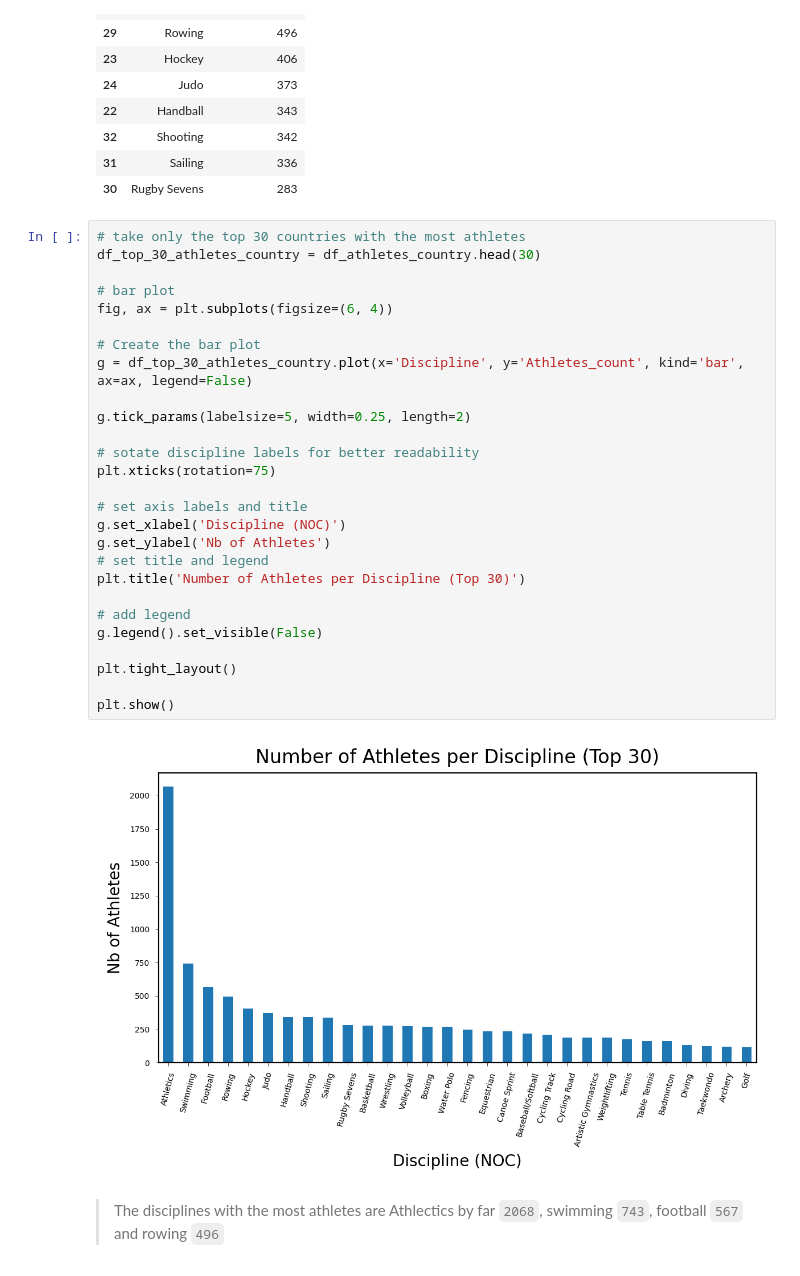
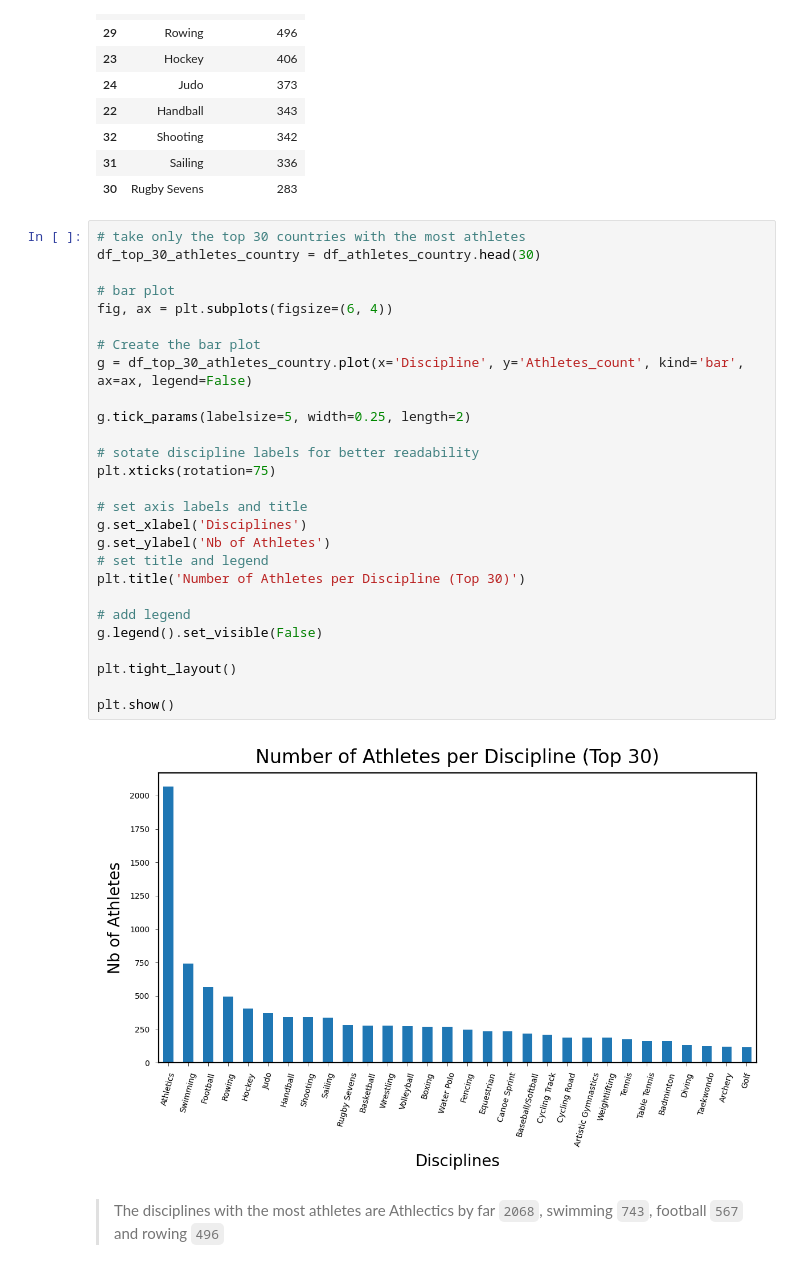
Before and after one commit to levisantn/olympics_tokyo, a Jupyter notebook: olympics_tokyo.ipynb, the cells around one changed output. Saved outputs shown, nothing was run; the diff lists cells and outputs as text.

```diff
--- a/olympics_tokyo.ipynb
+++ b/olympics_tokyo.ipynb
@@ -505,31 +473,31 @@ df_athletes_country.head(10)
 # %%
 # take only the top 30 countries with the most athletes
 df_top_30_athletes_country = df_athletes_country.head(30)
 
 # bar plot
 fig, ax = plt.subplots(figsize=(6, 4))
 
 # Create the bar plot
 g = df_top_30_athletes_country.plot(x='Discipline', y='Athletes_count', kind='bar', ax=ax, legend=False)
 
 g.tick_params(labelsize=5, width=0.25, length=2)
 
 # sotate discipline labels for better readability
 plt.xticks(rotation=75)
 
 # set axis labels and title
-g.set_xlabel('Discipline (NOC)')
+g.set_xlabel('Disciplines')
 g.set_ylabel('Nb of Athletes')
 # set title and legend
 plt.title('Number of Athletes per Discipline (Top 30)')
 
 # add legend
 g.legend().set_visible(False)
 
 plt.tight_layout()
 
 plt.show()
 # %% [output]
-[figure, old version]
+[figure, new version]
 # %% [markdown]
 > The disciplines with the most athletes are Athlectics by far `2068`, swimming `743`, football `567` and rowing `496`
```
Also changed, not shown: parts of 20 cells of this notebook.
